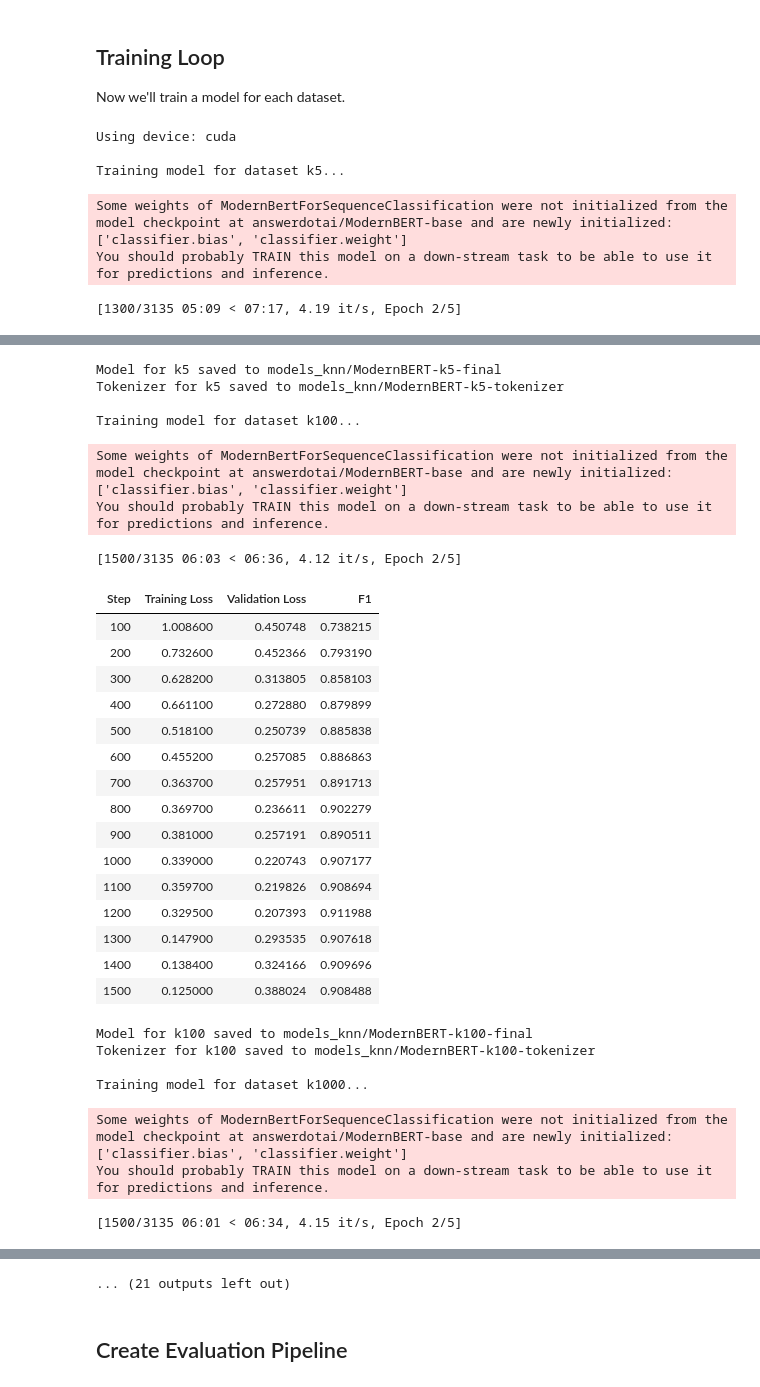
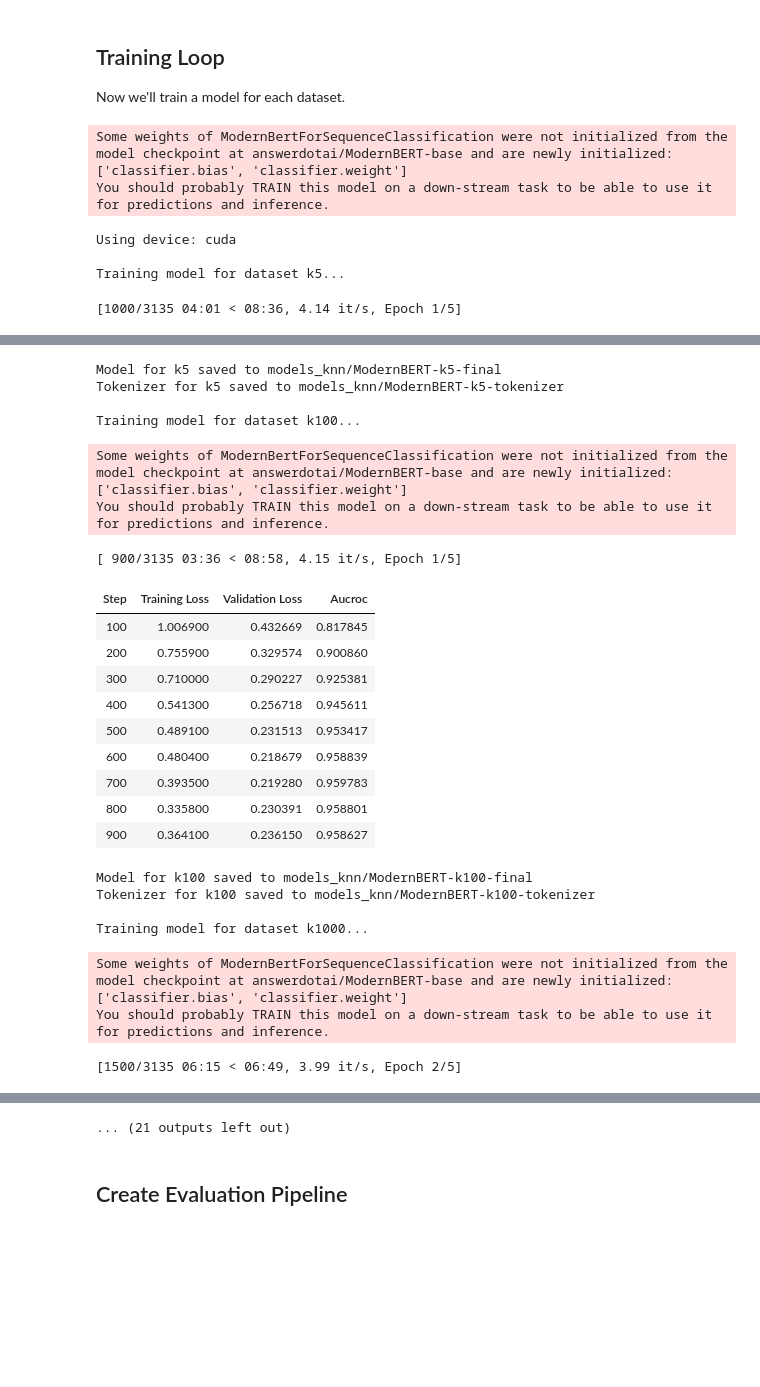
Before and after one commit to alex-dias/modernbert-hs, a Jupyter notebook: knn_modernbert_trainer.ipynb, the cells around one changed output, grey strips where cells are left out. Drawn from its saved outputs; the diff is of its cells as text; code cells hidden in the pictures; blank space fills up the shorter version.

```diff
--- a/knn_modernbert_trainer.ipynb
+++ b/knn_modernbert_trainer.ipynb
@@ -34,17 +34,8 @@ def prepare_dataset(file_path, test_size=0.2, random_state=42):
 
     df['label'] = df['label'].apply(lambda x: 1 if x == 'hate' else 0)
 
-    df_hate = df[df['label'] == 1]
-    df_no_hate = df[df['label'] == 0]
-
-    df_hate_train = df_hate.sample(frac=1-test_size, random_state=random_state)
-    df_hate_test = df_hate.drop(df_hate_train.index)
-
-    df_no_hate_train = df_no_hate.sample(frac=1-test_size, random_state=random_state)
-    df_no_hate_test = df_no_hate.drop(df_no_hate_train.index)
-
-    df_train = pd.concat([df_hate_train, df_no_hate_train])
-    df_test = pd.concat([df_hate_test, df_no_hate_test])
+    df_train = df.sample(frac=1-test_size, random_state=random_state)
+    df_test = df.drop(df_train.index)
 
     train_dataset = Dataset.from_pandas(df_train[['text', 'label']]).remove_columns(['__index_level_0__'])
     test_dataset = Dataset.from_pandas(df_test[['text', 'label']]).remove_columns(['__index_level_0__'])
@@ -136,10 +127,17 @@ Features: dict_keys(['labels', 'input_ids', 'attention_mask'])
 def compute_metrics(eval_pred):
     predictions, labels = eval_pred
     predictions = np.argmax(predictions, axis=1)
-    score = f1_score(
-        labels, predictions, pos_label=1, average="weighted"
-    )
-    return {"f1": float(score) if score == 1 else score}
+
+    probs = torch.nn.functional.softmax(torch.tensor(eval_pred.predictions), dim=-1)
+
+    try:
+        aucroc = roc_auc_score(labels, probs[:, 1].numpy())
+    except:
+        aucroc = 0.5  # Default value if calculation fails
+
+    return {
+        "aucroc": aucroc
+    }
 
 # Prepare model labels
 labels = ["no hate", "hate"]
@@ -194,7 +192,7 @@ for dataset_name, tokenized_dataset in tokenized_datasets.items():
         save_steps=100,
         save_total_limit=3,
         load_best_model_at_end=True,
-        metric_for_best_model="f1",
+        metric_for_best_model="aucroc",
         greater_is_better=True,
         gradient_accumulation_steps=2,
         report_to="tensorboard",
@@ -233,9 +231,9 @@ for dataset_name, tokenized_dataset in tokenized_datasets.items():
         "tokenizer_path": tokenizer_path
     }
 # %% [output]
-Using device: cuda
-
-Training model for dataset k5...
+Some weights of ModernBertForSequenceClassification were not initialized from the model checkpoint at answerdotai/ModernBERT-base and are newly initialized: ['classifier.bias', 'classifier.weight']
+You should probably TRAIN this model on a down-stream task to be able to use it for predictions and inference.
-Some weights of ModernBertForSequenceClassification were not initialized from the model checkpoint at answerdotai/ModernBERT-base and are newly initialized: ['classifier.bias', 'classifier.weight']
-You should probably TRAIN this model on a down-stream task to be able to use it for predictions and inference.
+Using device: cuda
+
+Training model for dataset k5...
-[1300/3135 05:09 < 07:17, 4.19 it/s, Epoch 2/5]
+[1000/3135 04:01 < 08:36, 4.14 it/s, Epoch 1/5]
@@ -256,30 +251,24 @@ You should probably TRAIN this model on a down-stream task to be able to use it
 Model for k5 saved to models_knn/ModernBERT-k5-final
 Tokenizer for k5 saved to models_knn/ModernBERT-k5-tokenizer
 
 Training model for dataset k100...
 Some weights of ModernBertForSequenceClassification were not initialized from the model checkpoint at answerdotai/ModernBERT-base and are newly initialized: ['classifier.bias', 'classifier.weight']
 You should probably TRAIN this model on a down-stream task to be able to use it for predictions and inference.
-[1500/3135 06:03 < 06:36, 4.12 it/s, Epoch 2/5]
+[ 900/3135 03:36 < 08:58, 4.15 it/s, Epoch 1/5]
-| Step | Training Loss | Validation Loss | F1 |
-| 100 | 1.008600 | 0.450748 | 0.738215 |
-| 200 | 0.732600 | 0.452366 | 0.793190 |
-| 300 | 0.628200 | 0.313805 | 0.858103 |
-| 400 | 0.661100 | 0.272880 | 0.879899 |
-| 500 | 0.518100 | 0.250739 | 0.885838 |
-| 600 | 0.455200 | 0.257085 | 0.886863 |
-| 700 | 0.363700 | 0.257951 | 0.891713 |
-| 800 | 0.369700 | 0.236611 | 0.902279 |
-| 900 | 0.381000 | 0.257191 | 0.890511 |
-| 1000 | 0.339000 | 0.220743 | 0.907177 |
-| 1100 | 0.359700 | 0.219826 | 0.908694 |
-| 1200 | 0.329500 | 0.207393 | 0.911988 |
-| 1300 | 0.147900 | 0.293535 | 0.907618 |
-| 1400 | 0.138400 | 0.324166 | 0.909696 |
-| 1500 | 0.125000 | 0.388024 | 0.908488 |
+| Step | Training Loss | Validation Loss | Aucroc |
+| 100 | 1.006900 | 0.432669 | 0.817845 |
+| 200 | 0.755900 | 0.329574 | 0.900860 |
+| 300 | 0.710000 | 0.290227 | 0.925381 |
+| 400 | 0.541300 | 0.256718 | 0.945611 |
+| 500 | 0.489100 | 0.231513 | 0.953417 |
+| 600 | 0.480400 | 0.218679 | 0.958839 |
+| 700 | 0.393500 | 0.219280 | 0.959783 |
+| 800 | 0.335800 | 0.230391 | 0.958801 |
+| 900 | 0.364100 | 0.236150 | 0.958627 |
 Model for k100 saved to models_knn/ModernBERT-k100-final
 Tokenizer for k100 saved to models_knn/ModernBERT-k100-tokenizer
 
 Training model for dataset k1000...
 Some weights of ModernBertForSequenceClassification were not initialized from the model checkpoint at answerdotai/ModernBERT-base and are newly initialized: ['classifier.bias', 'classifier.weight']
 You should probably TRAIN this model on a down-stream task to be able to use it for predictions and inference.
-[1500/3135 06:01 < 06:34, 4.15 it/s, Epoch 2/5]
+[1500/3135 06:15 < 06:49, 3.99 it/s, Epoch 2/5]
```
Also changed, not shown: parts of 10 cells of this notebook.
